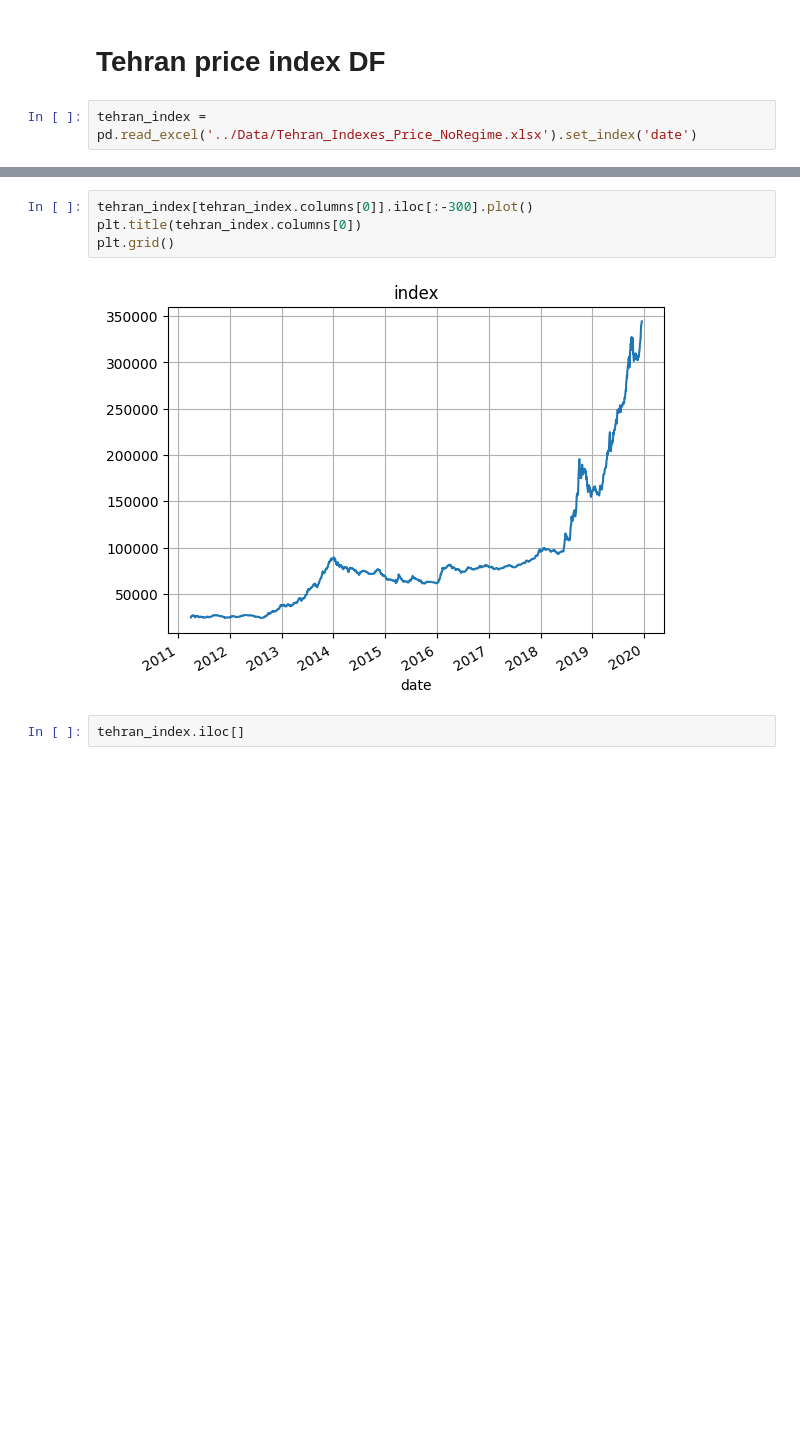
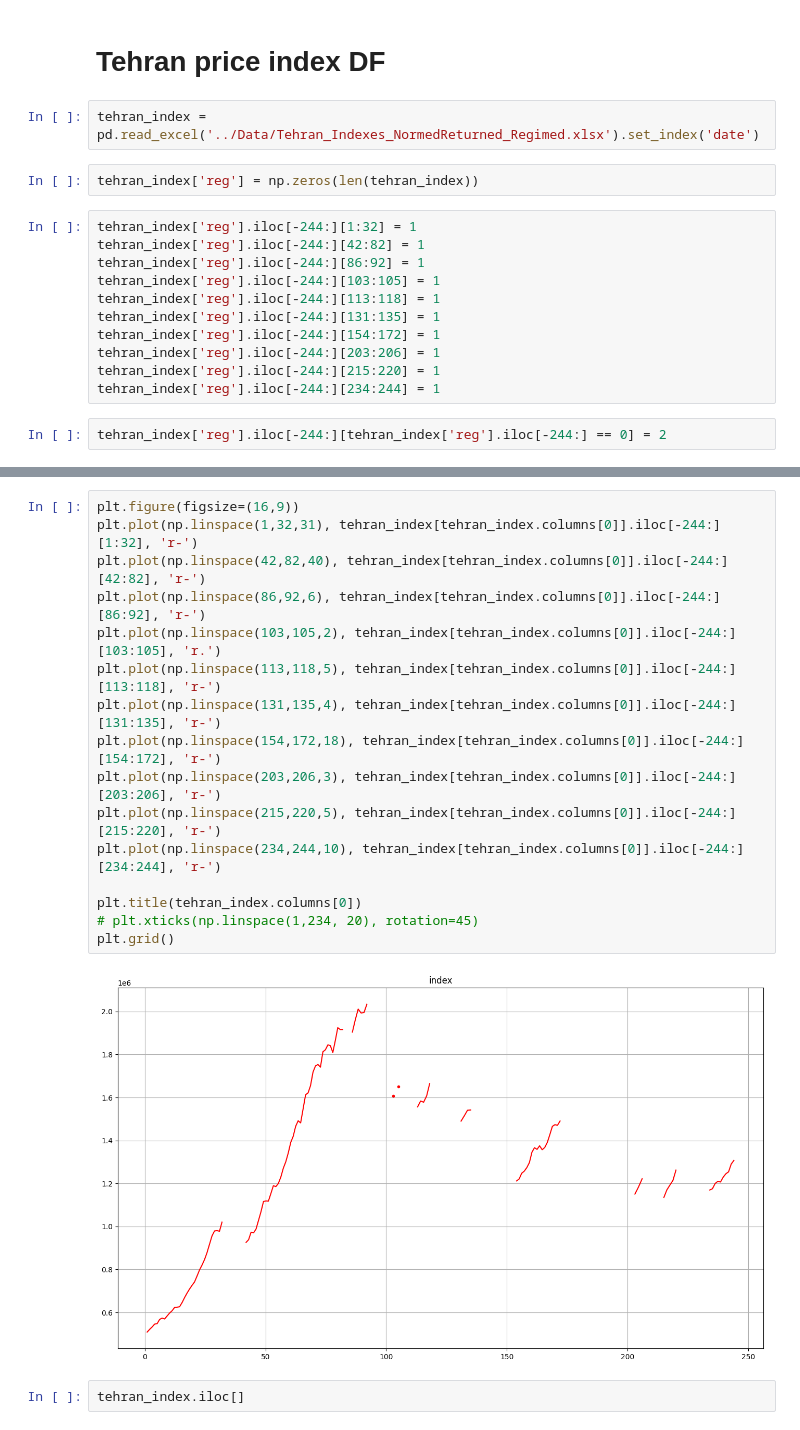
Before and after one commit to hossein4527/Time_Series_Trend_Forcasting, a Jupyter notebook: Codes/Data_Validation.ipynb, the cells around one changed output, grey strips where cells are left out. Drawn from its saved outputs; the diff is of its cells as text; blank space fills up the shorter version.

Commit message:
No Regime- 2Reg - 3Reg has been updated

```diff
--- a/Codes/Data_Validation.ipynb
+++ b/Codes/Data_Validation.ipynb
@@ -5,4 +11,19 @@ import matplotlib.pyplot as plt
 # %% [markdown]
 # Tehran price index DF
 # %%
-tehran_index = pd.read_excel('../Data/Tehran_Indexes_Price_NoRegime.xlsx').set_index('date')
+tehran_index = pd.read_excel('../Data/Tehran_Indexes_NormedReturned_Regimed.xlsx').set_index('date')
+# %%
+tehran_index['reg'] = np.zeros(len(tehran_index))
+# %%
+tehran_index['reg'].iloc[-244:][1:32] = 1
+tehran_index['reg'].iloc[-244:][42:82] = 1
+tehran_index['reg'].iloc[-244:][86:92] = 1
+tehran_index['reg'].iloc[-244:][103:105] = 1
+tehran_index['reg'].iloc[-244:][113:118] = 1
+tehran_index['reg'].iloc[-244:][131:135] = 1
+tehran_index['reg'].iloc[-244:][154:172] = 1
+tehran_index['reg'].iloc[-244:][203:206] = 1
+tehran_index['reg'].iloc[-244:][215:220] = 1
+tehran_index['reg'].iloc[-244:][234:244] = 1
+# %%
+tehran_index['reg'].iloc[-244:][tehran_index['reg'].iloc[-244:] == 0] = 2
@@ -9,9 +39,21 @@ tehran_index = pd.read_excel('../Data/Tehran_Indexes_Price_NoRegime.xlsx').set_i
 # %%
-tehran_index[tehran_index.columns[0]].iloc[:-300].plot()
+plt.figure(figsize=(16,9))
+plt.plot(np.linspace(1,32,31), tehran_index[tehran_index.columns[0]].iloc[-244:][1:32], 'r-')
+plt.plot(np.linspace(42,82,40), tehran_index[tehran_index.columns[0]].iloc[-244:][42:82], 'r-')
+plt.plot(np.linspace(86,92,6), tehran_index[tehran_index.columns[0]].iloc[-244:][86:92], 'r-')
+plt.plot(np.linspace(103,105,2), tehran_index[tehran_index.columns[0]].iloc[-244:][103:105], 'r.')
+plt.plot(np.linspace(113,118,5), tehran_index[tehran_index.columns[0]].iloc[-244:][113:118], 'r-')
+plt.plot(np.linspace(131,135,4), tehran_index[tehran_index.columns[0]].iloc[-244:][131:135], 'r-')
+plt.plot(np.linspace(154,172,18), tehran_index[tehran_index.columns[0]].iloc[-244:][154:172], 'r-')
+plt.plot(np.linspace(203,206,3), tehran_index[tehran_index.columns[0]].iloc[-244:][203:206], 'r-')
+plt.plot(np.linspace(215,220,5), tehran_index[tehran_index.columns[0]].iloc[-244:][215:220], 'r-')
+plt.plot(np.linspace(234,244,10), tehran_index[tehran_index.columns[0]].iloc[-244:][234:244], 'r-')
+
 plt.title(tehran_index.columns[0])
+# plt.xticks(np.linspace(1,234, 20), rotation=45)
 plt.grid()
 # %% [output]
-[figure, old version]
+[figure, new version]
 # %%
 tehran_index.iloc[]
 # %% [output]
```
Also changed, not shown: parts of 3 cells of this notebook, 9 other files.
